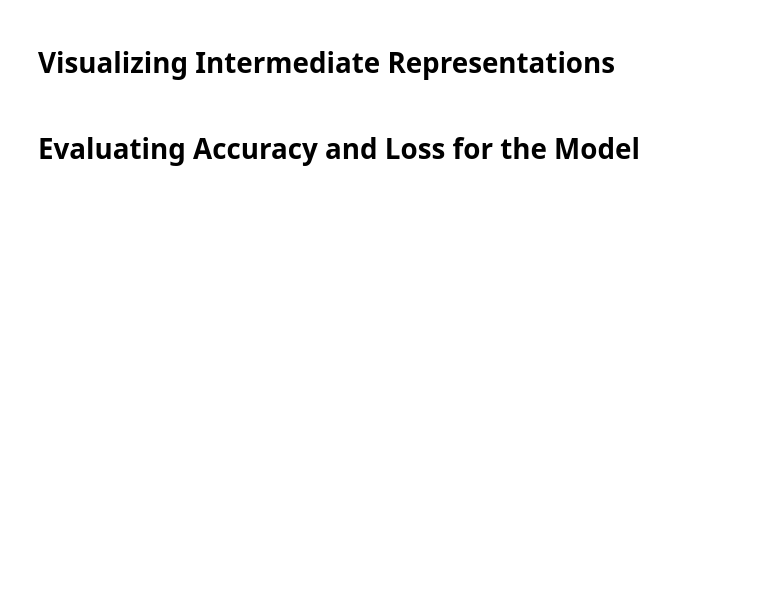
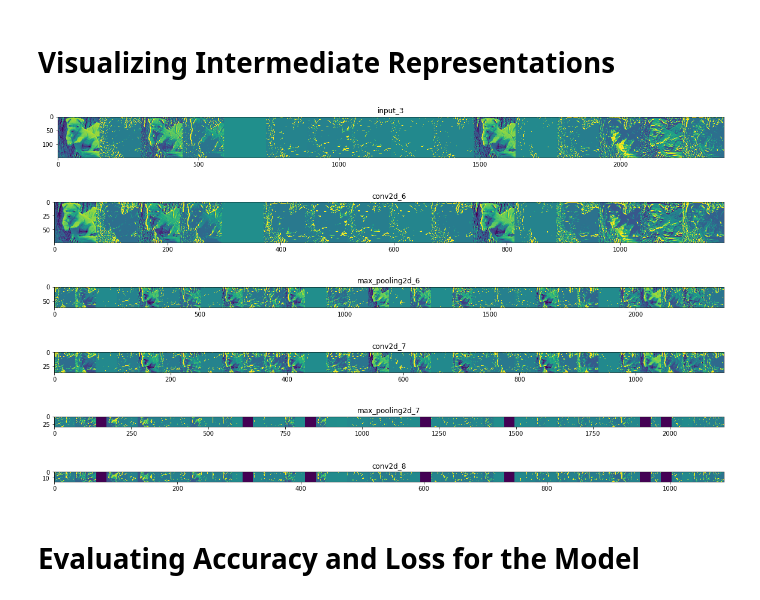
Before and after one commit to Peter-S/AD470-DATA-SCIENCE-PRACTICUM, a Jupyter notebook: Dogs vs Coyotes.ipynb, the cells around one changed output. Saved outputs shown, nothing was run; the diff lists cells and outputs as text; code cells hidden in the pictures; blank space fills up the shorter version.

```diff
--- a/Dogs vs Coyotes.ipynb
+++ b/Dogs vs Coyotes.ipynb
@@ -144,8 +200,8 @@ from tensorflow.keras.preprocessing.image import img_to_array, load_img
 successive_outputs = [layer.output for layer in model.layers[1:]]
 visualization_model = Model(img_input, successive_outputs)
 
-cat_img_files = [os.path.join(dog_train, f) for f in dog_train_fnames]
-dog_img_files = [os.path.join(coyote_train, f) for f in coyote_train_fnames]
+cat_img_files = [os.path.join(train_dog, f) for f in dog_train_fnames]
+dog_img_files = [os.path.join(train_coyote, f) for f in coyote_train_fnames]
 img_path = random.choice(cat_img_files + dog_img_files)
 
 img = load_img(img_path, target_size=(150, 150))
@@ -154,33 +210,40 @@ x = x.reshape((1,) + x.shape)
 
 x /= 255
 
 successive_feature_maps = visualization_model.predict(x)
 
 layer_names = [layer.name for layer in model.layers]
 
 for layer_name, feature_map in zip(layer_names, successive_feature_maps):
   if len(feature_map.shape) == 4:
     n_features = feature_map.shape[-1]
     # The feature map has shape (1, size, size, n_features)
     size = feature_map.shape[1]
     # We will tile our images in this matrix
     display_grid = np.zeros((size, size * n_features))
     for i in range(n_features):
       # Postprocess the feature to make it visually palatable
       x = feature_map[0, :, :, i]
       x -= x.mean()
       x /= x.std()
       x *= 64
       x += 128
       x = np.clip(x, 0, 255).astype('uint8')
       # We'll tile each filter into this big horizontal grid
       display_grid[:, i * size : (i + 1) * size] = x
     # Display the grid
     scale = 20. / n_features
     plt.figure(figsize=(scale * n_features, scale))
     plt.title(layer_name)
     plt.grid(False)
     plt.imshow(display_grid, aspect='auto', cmap='viridis')
+# %% [output]
+[figure, added]
+[figure, added]
+[figure, added]
+[figure, added]
+[figure, added]
+[figure, added]
 # %% [markdown]
 # Evaluating Accuracy and Loss for the Model
 # %%
```
Also changed, not shown: parts of 19 cells of this notebook.
